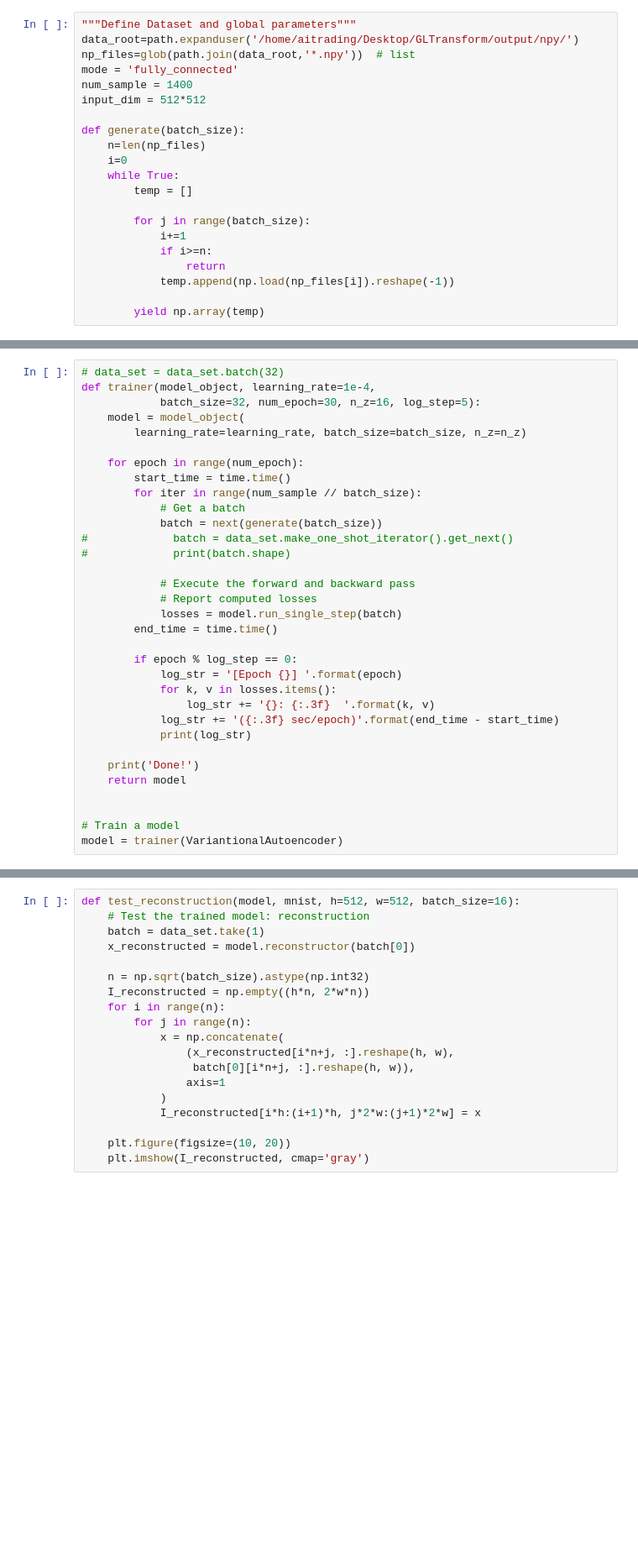
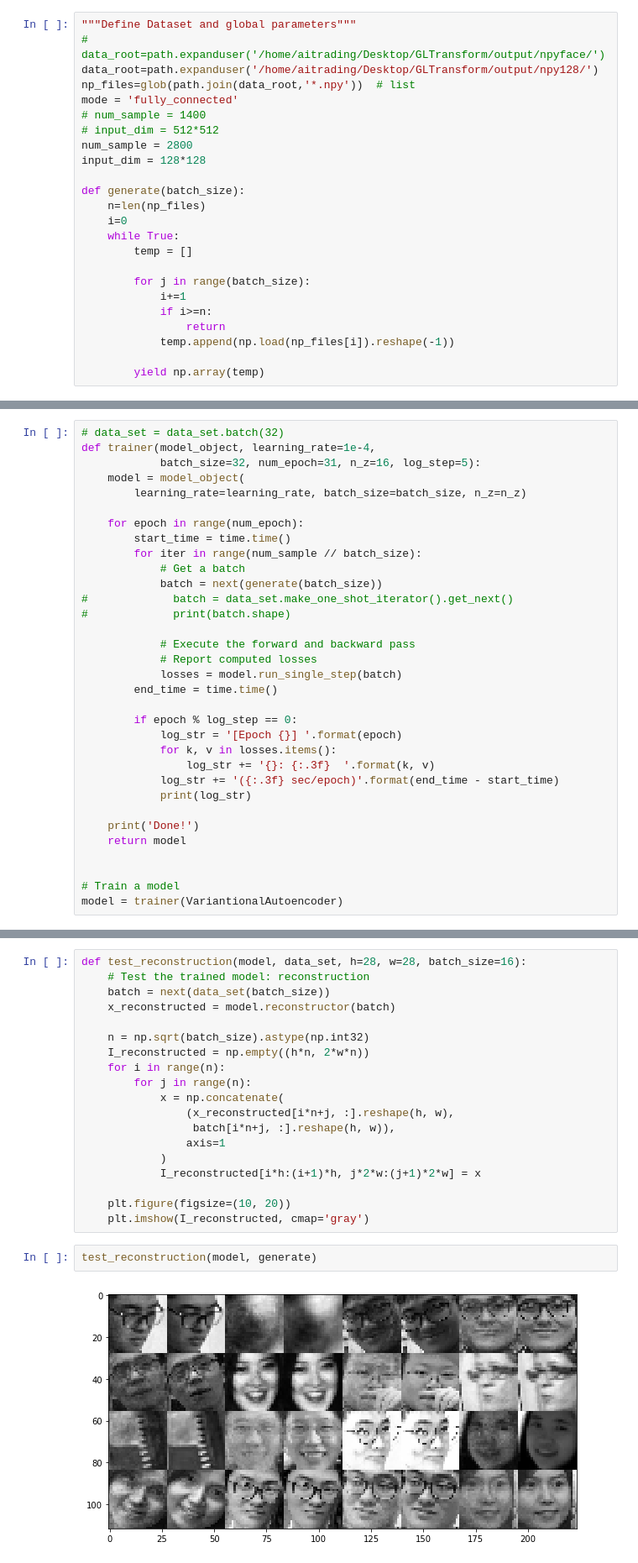
Before and after one commit to galaxydirector/VAE_CNN_replicate, a Jupyter notebook: run.ipynb, the cells around one changed output, grey strips where cells are left out. Shown at 84% size. Drawn from its saved outputs; the diff is of its cells as text; blank space fills up the shorter version.

```diff
--- a/run.ipynb
+++ b/run.ipynb
@@ -112,11 +112,14 @@ class VariantionalAutoencoder(object):
         return z
 # %%
 """Define Dataset and global parameters"""
-data_root=path.expanduser('/home/aitrading/Desktop/GLTransform/output/npy/')
+# data_root=path.expanduser('/home/aitrading/Desktop/GLTransform/output/npyface/')
+data_root=path.expanduser('/home/aitrading/Desktop/GLTransform/output/npy128/')
 np_files=glob(path.join(data_root,'*.npy'))  # list
 mode = 'fully_connected'
-num_sample = 1400
-input_dim = 512*512
+# num_sample = 1400
+# input_dim = 512*512
+num_sample = 2800
+input_dim = 128*128
 
 def generate(batch_size):
     n=len(np_files)
@@ -173,7 +176,7 @@ tf.py_func is deprecated in TF V2. Instead, use
 # %%
 # data_set = data_set.batch(32)
 def trainer(model_object, learning_rate=1e-4,
-            batch_size=32, num_epoch=30, n_z=16, log_step=5):
+            batch_size=32, num_epoch=31, n_z=16, log_step=5):
     model = model_object(
         learning_rate=learning_rate, batch_size=batch_size, n_z=n_z)
 
@@ -217,10 +226,10 @@ num_sample // batch_size 21
 num_sample // batch_size 21
 Done!
 # %%
-def test_reconstruction(model, mnist, h=512, w=512, batch_size=16):
+def test_reconstruction(model, data_set, h=28, w=28, batch_size=16):
     # Test the trained model: reconstruction
-    batch = data_set.take(1)
-    x_reconstructed = model.reconstructor(batch[0])
+    batch = next(data_set(batch_size))
+    x_reconstructed = model.reconstructor(batch)
 
     n = np.sqrt(batch_size).astype(np.int32)
     I_reconstructed = np.empty((h*n, 2*w*n))
@@ -228,10 +237,14 @@ def test_reconstruction(model, mnist, h=512, w=512, batch_size=16):
         for j in range(n):
             x = np.concatenate(
                 (x_reconstructed[i*n+j, :].reshape(h, w),
-                 batch[0][i*n+j, :].reshape(h, w)),
+                 batch[i*n+j, :].reshape(h, w)),
                 axis=1
             )
             I_reconstructed[i*h:(i+1)*h, j*2*w:(j+1)*2*w] = x
 
     plt.figure(figsize=(10, 20))
     plt.imshow(I_reconstructed, cmap='gray')
+# %%
+test_reconstruction(model, generate)
+# %% [output]
+[figure, added]
```
Also changed, not shown: parts of 2 cells of this notebook, 2 other files.
